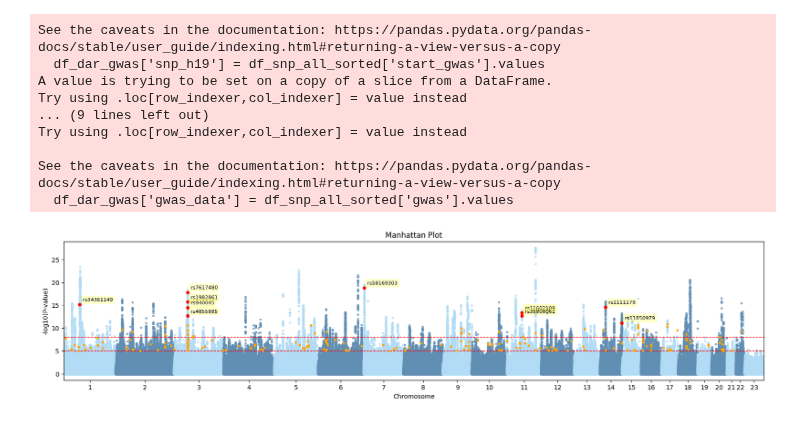
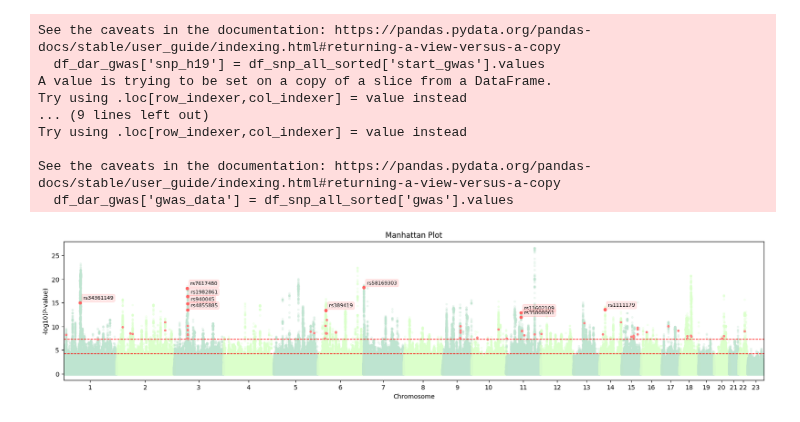
Before and after one commit to juychen/scmmd, a Jupyter notebook: 17GWAS.ipynb, the cells around one changed output. Drawn from its saved outputs; the diff is of its cells as text; code cells hidden in the pictures.

```diff
--- a/17GWAS.ipynb
+++ b/17GWAS.ipynb
@@ -49,12 +49,12 @@ for ct in df_dar['ctname'].unique():
 # %%
 # import subprocess
-files = glob.glob('/data2st1/junyi/output/atac0526/dar/GWAS/*.bed')
-for filename in files:
-    experimentname = re.split(r'[./]', filename)[-2]
-    folder_name = os.path.dirname(filename)
+# files = glob.glob('/data2st1/junyi/output/atac0526/dar/GWAS/*.bed')
+# for filename in files:
+#     experimentname = re.split(r'[./]', filename)[-2]
+#     folder_name = os.path.dirname(filename)
 
-    #!/home/junyichen/liftOver /data2st1/junyi/output/motif/PFC_Neuron_MW_wilcoxon_DAR.bed /data2st1/junyi/mm39ToMm10.over.chain.gz /data2st1/junyi/output/motif/PFC_Neuron_MW_wilcoxon_DAR_lifted.bed /data2st1/junyi/output/motif/PFC_Neuron_MW_wilcoxon_DAR_unmap.bed
+#     #!/home/junyichen/liftOver /data2st1/junyi/output/motif/PFC_Neuron_MW_wilcoxon_DAR.bed /data2st1/junyi/mm39ToMm10.over.chain.gz /data2st1/junyi/output/motif/PFC_Neuron_MW_wilcoxon_DAR_lifted.bed /data2st1/junyi/output/motif/PFC_Neuron_MW_wilcoxon_DAR_unmap.bed
 
-    command_str = f"/home/junyichen/liftOver {filename} /data2st1/junyi/mm10ToHg19.over.chain.gz {folder_name}/{experimentname}_lifted.bed {folder_name}/{experimentname}_unmap.bed"
-    print(command_str)
-    subprocess.run(command_str, shell=True)
+#     command_str = f"/home/junyichen/liftOver {filename} /data2st1/junyi/mm10ToHg19.over.chain.gz {folder_name}/{experimentname}_lifted.bed {folder_name}/{experimentname}_unmap.bed"
+#     print(command_str)
+#     subprocess.run(command_str, shell=True)
@@ -93,8 +73,8 @@ Mapping coordinates
 # %%
-gwas_beds = glob.glob('/data2st1/junyi/output/atac0526/dar/GWAS/*1e5.bed')
+gwas_beds = glob.glob('/data2st1/junyi/output/atac0526/dar/GWAS/*5e8.bed')
 lifted_files = glob.glob('/data2st1/junyi/output/atac0526/dar/GWAS/*_lifted.bed')
 df_snp_all = pd.DataFrame(columns=['chr', 'start', 'end', 'oid', 'chromosome', 'start_gwas', 'end_gwas', 'experiment', 'gwas'])
-for gwas_bed in ['/data2st1/junyi/output/atac0526/dar/GWAS/pgc-mdd2025_no23andMe_div_v3-49-46-01_formatted_1e5.bed']:
+for gwas_bed in ['/data2st1/junyi/output/atac0526/dar/GWAS/pgc-mdd2025_no23andMe_eur_v3-49-24-11_formatted_5e8.bed']:
     for lifted_file in lifted_files:
         experimentname = re.split(r'[./]', lifted_file)[-2]
         merged, non_overlapping = intersect_bed_files(lifted_file, gwas_bed)
@@ -107,6 +87,6 @@ for gwas_bed in ['/data2st1/junyi/output/atac0526/dar/GWAS/pgc-mdd2025_no23andMe
 
         df_snp_all = pd.concat([df_snp_all, df_merged], ignore_index=True)
 # %%
-df_gwas= pd.read_csv('/data1st2/junyi/data/ssf/pgc-mdd2025_no23andMe_div_v3-49-46-01_formatted.tsv.gz',sep='\t', compression='gzip')
+df_gwas= pd.read_csv('/data1st2/junyi/data/ssf/pgc-mdd2025_no23andMe_eur_v3-49-24-11_formatted.tsv.gz',sep='\t', compression='gzip')
 # %%
 df_gwas['-log10(P-value)'] = -np.log10(df_gwas['p_value'])
@@ -184,17 +159,16 @@ df_dar_gwas.to_csv('/data2st1/junyi/output/atac0526/dar/GWAS/pgc-mdd2025_no23and
 df = df_gwas.sort_values(["chromosome", "base_pair_location"])   # Sort by chromosome and position
 df["index"] = range(len(df))           # Add index for x-axis
 # %%
-import matplotlib.pyplot as plt
 
 plt.figure(figsize=(20, 4))
-colors = ["#618eb3", "#b2dcf5"]  # Alternating colors
+colors = ["#DBFFCB", "#BEE4D0"]  # Alternating colors
 for chrom, group in df.groupby("chromosome"):
     color = colors[chrom % 2]     # Alternate colors
-    plt.scatter(group["index"], group["-log10(P-value)"], color=color, s=8, alpha=0.6)
+    plt.scatter(group["index"], group["-log10(P-value)"], color=color, s=8, alpha=0.2)
 
 # Add significance threshold
-plt.axhline(y=-np.log10(1e-8), color="r", linestyle="--", linewidth=1)
-plt.axhline(y=-np.log10(1e-5), color="r", linestyle="--", linewidth=1)
+plt.axhline(y=-np.log10(5e-8), color="r", linestyle="--", linewidth=1)
+plt.axhline(y=-np.log10(5e-5), color="r", linestyle="--", linewidth=1)
 
 
 highlight_ids = list(set(df_snp_all_sorted.drop_duplicates(['rsid']).head(10)['rsid'].values))  # Replace with your SNP IDs
@@ -207,7 +181,7 @@ overlap_df = df[df["rsid"].isin(overlap_ids)]
 plt.scatter(
     overlap_df["index"],
     overlap_df["-log10(P-value)"],
-    color="orange",          # Fill color
+    color="#FF8282",          # Fill color
    # marker="*",           # Star-shaped marker
     s=8,                # Size
     #edgecolors="black",   # Bold border
@@ -219,36 +193,36 @@ plt.scatter(
 plt.scatter(
     highlight_df["index"],
     highlight_df["-log10(P-value)"],
-    color="red",          # Fill color
+    color="#FF6363",          # Fill color
    # marker="*",           # Star-shaped marker
     s=20,                # Size
     #edgecolors="black",   # Bold border
     #linewidths=1.5,       # Border thickness
     zorder=3              # Ensure points appear on top
 )
 
 for _, row in highlight_df.iterrows():
     plt.annotate(
         row["rsid"],                          # SNP ID as text
         xy=(row["index"], row["-log10(P-value)"]),  # Coordinates of the point
         xytext=(5, 5),                        # Offset from the point (in points)
         textcoords="offset points",           # Coordinate system for xytext
         fontsize=8,
-        bbox=dict(boxstyle="round", alpha=0.2, color="yellow"),  # Optional background
+        bbox=dict(boxstyle="round", alpha=0.2, color="#FF8282"),  # Optional background
         zorder=4                              # Ensure labels appear above points
     )
 
 
 plt.xlabel("Chromosome")
 plt.ylabel("-log10(P-value)")
 plt.title("Manhattan Plot")
 
 # Customize x-axis ticks (optional)
 chrom_df = df.groupby("chromosome")["index"].median()
 plt.xticks(chrom_df, chrom_df.index)
 plt.xlim(0, len(df))
 
 
 plt.show()
 # %% [output]
-[figure, old version]
+[figure, new version]
```
Also changed, not shown: parts of 77 cells of this notebook.
